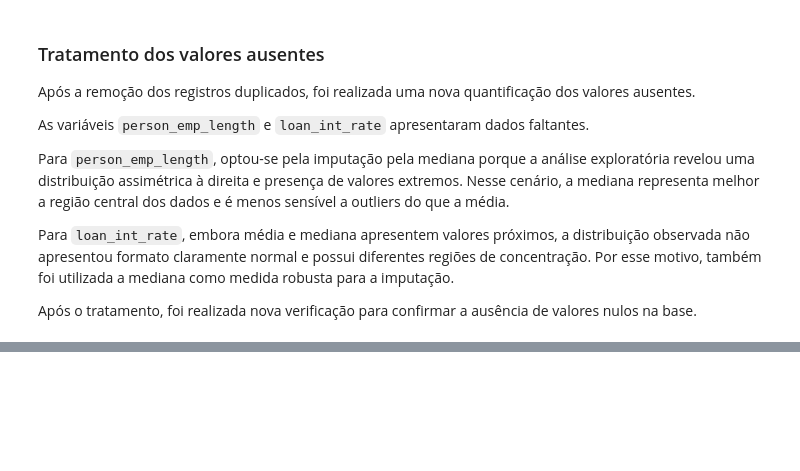
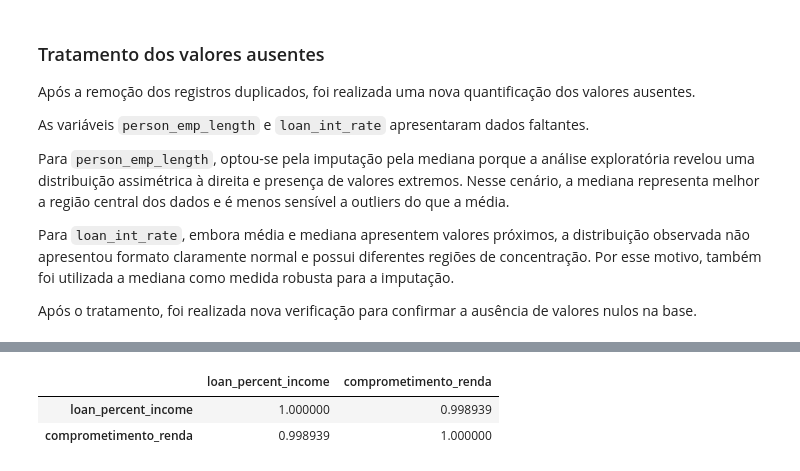
Before and after one commit to FCASSINI/Mini_projeto_avaliativo-02_SC_tech, a Jupyter notebook: notebook/01_eda_credit_risk.ipynb, the cells around one changed output, grey strips where cells are left out. Cells and saved outputs as stored; diff of their text form; code cells hidden in the pictures; blank space fills up the shorter version.

```diff
--- a/notebook/01_eda_credit_risk.ipynb
+++ b/notebook/01_eda_credit_risk.ipynb
@@ -706,0 +769,6 @@ ausência de valores nulos na base.
+# %%
+df[["loan_percent_income","comprometimento_renda"]].corr()
+# %% [output]
+|  | loan_percent_income | comprometimento_renda |
+| loan_percent_income | 1.000000 | 0.998939 |
+| comprometimento_renda | 0.998939 | 1.000000 |
```
Also changed, not shown: parts of 19 cells of this notebook.
